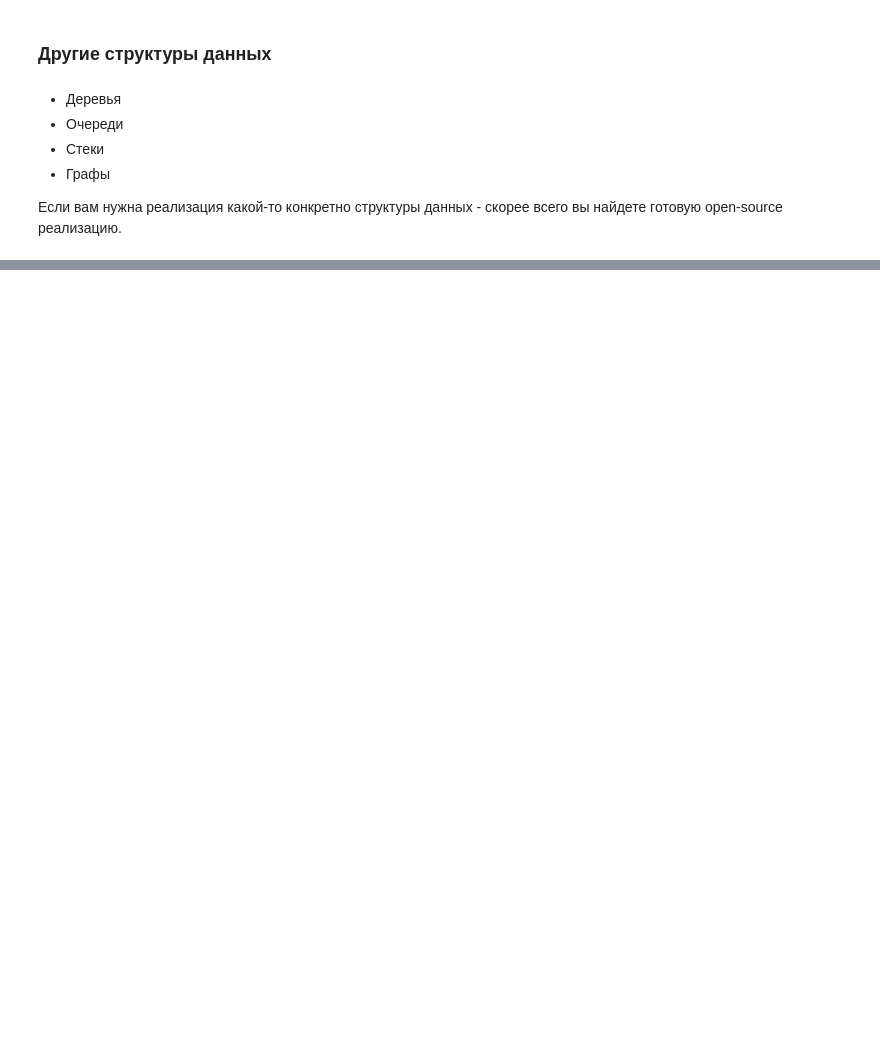
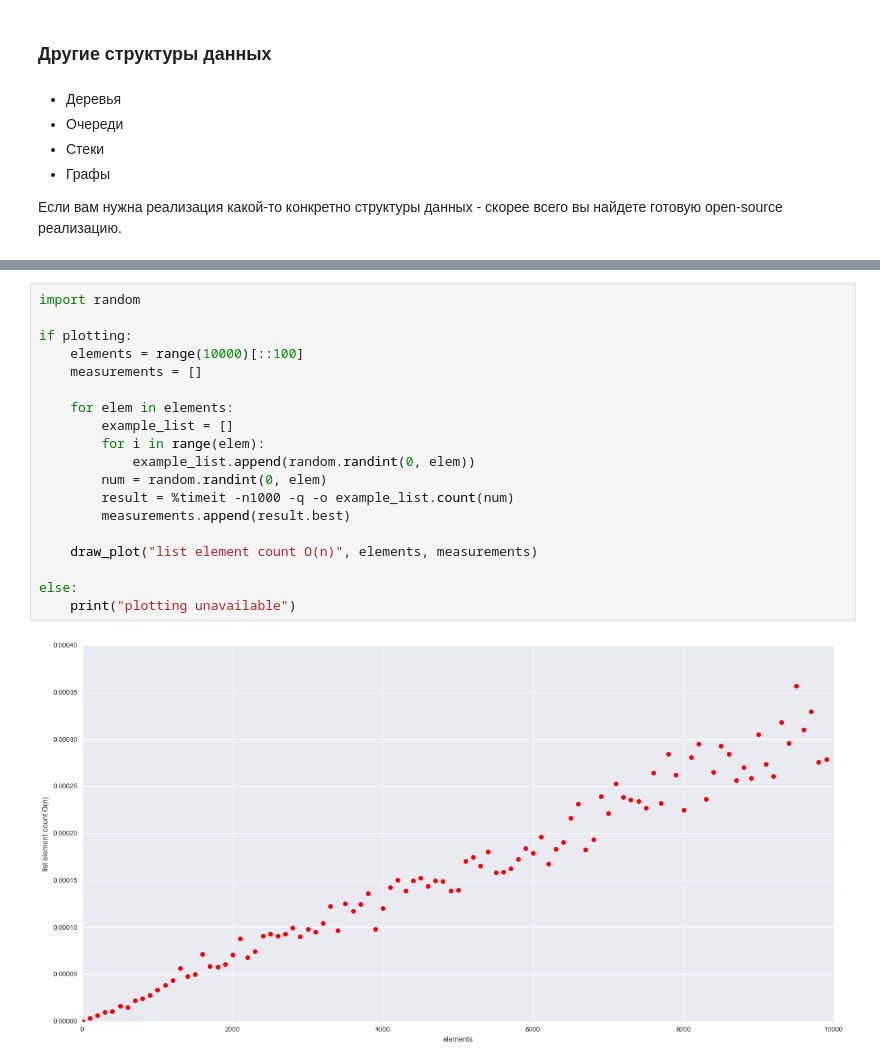
Before and after one commit to park-python/course, a Jupyter notebook: lessons/02_Data_Structures/Data_Structures.ipynb, the cells around one changed output, grey strips where cells are left out. Cells and saved outputs as stored; diff of their text form; blank space fills up the shorter version.

```diff
--- a/lessons/02_Data_Structures/Data_Structures.ipynb
+++ b/lessons/02_Data_Structures/Data_Structures.ipynb
@@ -465,0 +508,21 @@ True
+# %%
+import random
+
+if plotting:
+    elements = range(10000)[::100]
+    measurements = []
+
+    for elem in elements:
+        example_list = []
+        for i in range(elem):
+            example_list.append(random.randint(0, elem))
+        num = random.randint(0, elem)
+        result = %timeit -n1000 -q -o example_list.count(num)
+        measurements.append(result.best)
+
+    draw_plot("list element count O(n)", elements, measurements)
+
+else:
+    print("plotting unavailable")
+# %% [output]
+[figure, added]
```
Also changed, not shown: parts of 15 cells of this notebook, 2 other files.
